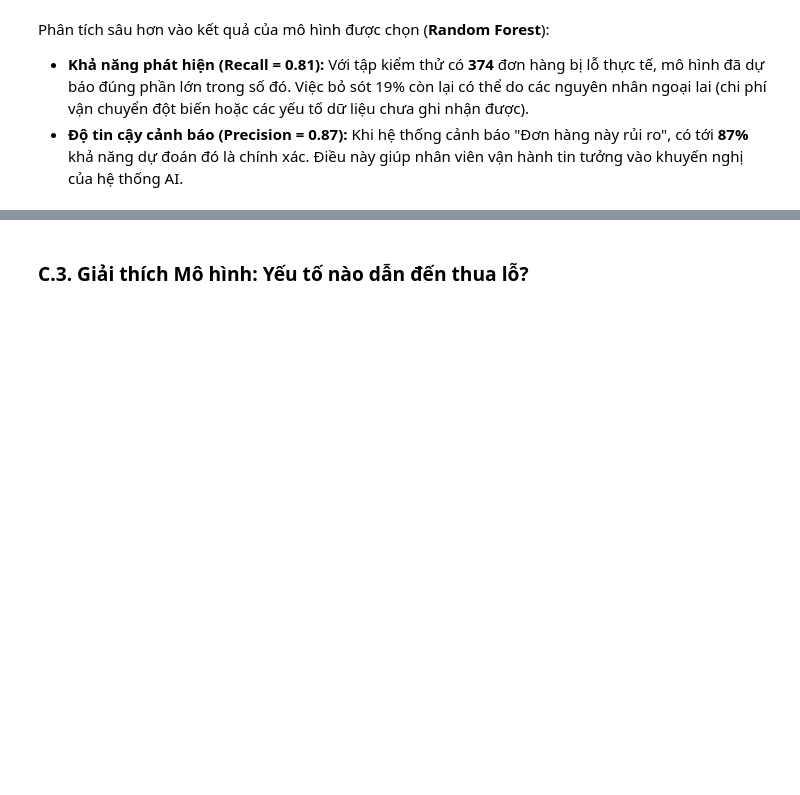
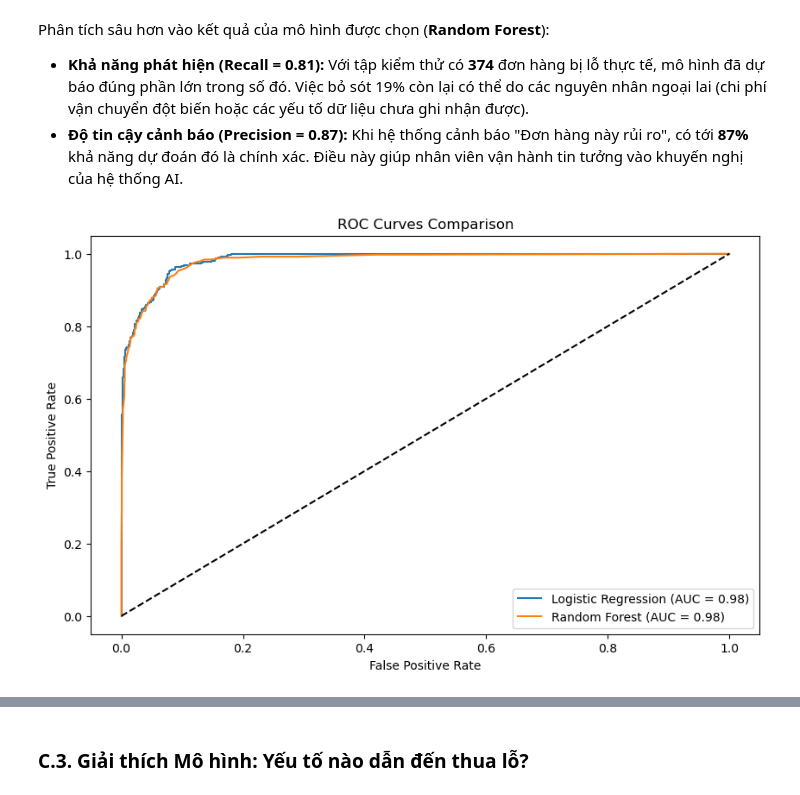
Before and after one commit to TThanhc/Superstore_Sales_Analysis, a Jupyter notebook: lmh.ipynb, the cells around one changed output, grey strips where cells are left out. Drawn from its saved outputs; the diff is of its cells as text; code cells hidden in the pictures; blank space fills up the shorter version.

Commit message:
update: scale and ROC-curve

```diff
--- a/lmh.ipynb
+++ b/lmh.ipynb
@@ -44,6 +44,8 @@ Các cột: ['Row ID', 'Order ID', 'Order Date', 'Ship Date', 'Ship Mode', 'Cust
 3.  **Mã hóa dữ liệu (Encoding):** Sử dụng *One-Hot Encoding* để chuyển đổi các biến phân loại (chữ) thành dạng số (0 và 1).
 4.  **Chia tập dữ liệu:** Tách dữ liệu thành tập huấn luyện (80%) và tập kiểm thử (20%), sử dụng `stratify` để đảm bảo tỷ lệ đơn hàng Rủi ro được phân bố đều ở cả hai tập.
 # %%
+from sklearn.preprocessing import StandardScaler
+
 data_2 = data.copy()
 # 1. Tạo biến mục tiêu (Risk Flag)
 # Nếu Profit < 0 thì gán nhãn 1 (Rủi ro), ngược lại là 0
@@ -66,6 +68,10 @@ X_train, X_test, y_train, y_test = train_test_split(
     X_encoded, y, test_size=0.2, random_state=42, stratify=y
 )
 
+scaler = StandardScaler()
+X_train = scaler.fit_transform(X_train)
+X_test = scaler.transform(X_test)
+
 print(f"Đã xử lý xong dữ liệu!")
 print(f"- Kích thước tập Train: {X_train.shape}")
 print(f"- Kích thước tập Test: {X_test.shape}")
@@ -113,9 +119,13 @@ rf_model = RandomForestClassifier(class_weight='balanced', n_estimators=100, ran
 # Huấn luyện mô hình
 print("Đang huấn luyện Logistic Regression...")
 log_model.fit(X_train, y_train)
+y_pred_log = log_model.predict(X_test)
+y_prob_log = log_model.predict_proba(X_test)[:, 1]
 
 print("Đang huấn luyện Random Forest...")
 rf_model.fit(X_train, y_train)
+y_pred_rf = rf_model.predict(X_test)
+y_prob_rf = rf_model.predict_proba(X_test)[:, 1]
 
 print("Huấn luyện hoàn tất!")
 # %% [output]
@@ -200,3 +217,20 @@ Phân tích sâu hơn vào kết quả của mô hình được chọn (**Random
 
 * **Khả năng phát hiện (Recall = 0.81):** Với tập kiểm thử có **374** đơn hàng bị lỗ thực tế, mô hình đã dự báo đúng phần lớn trong số đó. Việc bỏ sót 19% còn lại có thể do các nguyên nhân ngoại lai (chi phí vận chuyển đột biến hoặc các yếu tố dữ liệu chưa ghi nhận được).
 * **Độ tin cậy cảnh báo (Precision = 0.87):** Khi hệ thống cảnh báo "Đơn hàng này rủi ro", có tới **87%** khả năng dự đoán đó là chính xác. Điều này giúp nhân viên vận hành tin tưởng vào khuyến nghị của hệ thống AI.
+# %%
+# ROC Curves
+plt.figure(figsize=(10, 6))
+fpr_log, tpr_log, _ = roc_curve(y_test, y_prob_log)
+fpr_rf, tpr_rf, _ = roc_curve(y_test, y_prob_rf)
+
+plt.plot(fpr_log, tpr_log, label=f'Logistic Regression (AUC = {roc_auc_score(y_test, y_prob_log):.2f})')
+plt.plot(fpr_rf, tpr_rf, label=f'Random Forest (AUC = {roc_auc_score(y_test, y_prob_rf):.2f})')
+
+plt.plot([0, 1], [0, 1], 'k--')
+plt.xlabel('False Positive Rate')
+plt.ylabel('True Positive Rate')
+plt.title('ROC Curves Comparison')
+plt.legend()
+plt.show()
+# %% [output]
+[figure, added]
```
Also changed, not shown: parts of 7 cells of this notebook.
